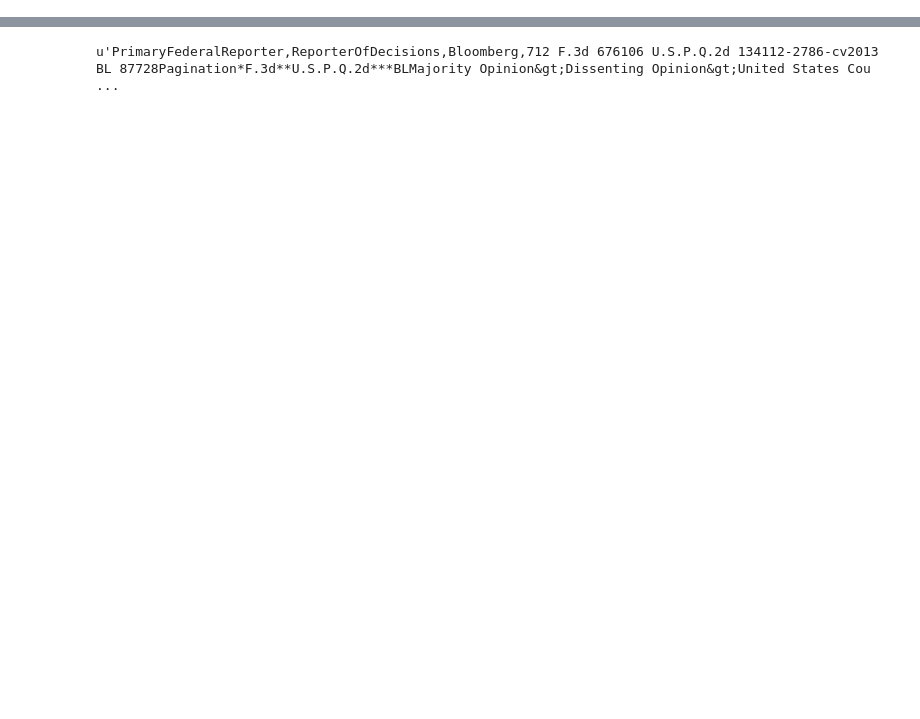
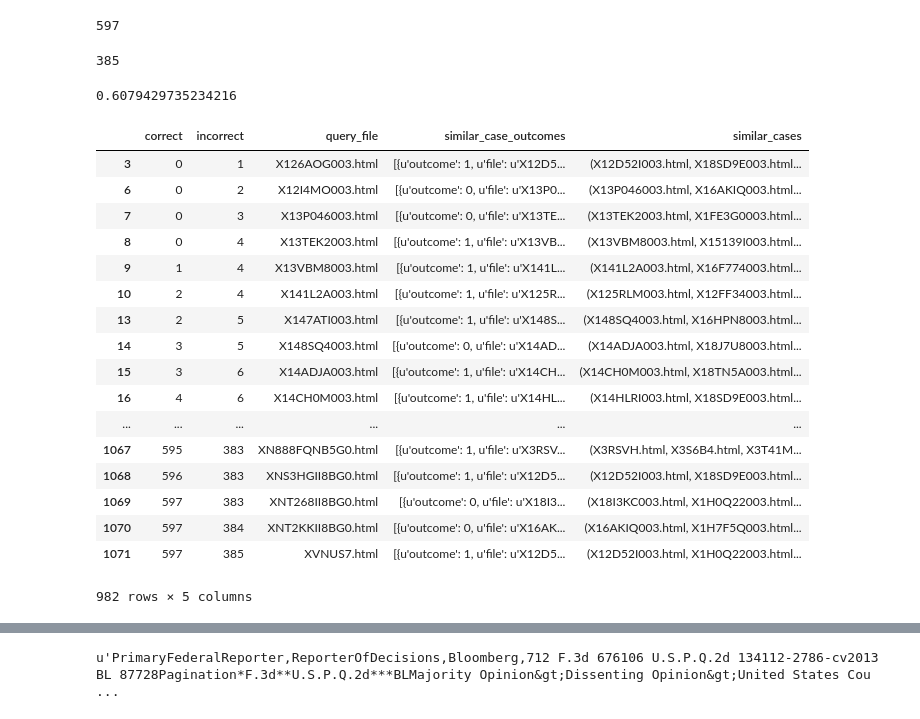
Before and after one commit to codelibra/Predicting-Supreme-Court-Outcomes-using-Text-Similarity-Detection, a Jupyter notebook: data_exploration.ipynb, the cells around one changed output, grey strips where cells are left out. Saved outputs shown, nothing was run; the diff lists cells and outputs as text; code cells hidden in the pictures; blank space fills up the shorter version.

Commit message:
Used circuit court text for initial supreme court predictions using document tf-idf and cosing similarity

```diff
--- a/data_exploration.ipynb
+++ b/data_exploration.ipynb
@@ -171,0 +124,7 @@ df1.filter_by(neighs, 'id')
+# %%
+def print_case_outcomes_for_file(file):
+    if len(joined[joined['caseid']==file[:-5]]['case_outcome_disposition'].values) > 0:
+        return joined[joined['caseid']==file[:-5]]['case_outcome_disposition'].values[0]
+    else:
+        print "File not found "+file
+        return -1
@@ -171,0 +154,29 @@ df1.filter_by(neighs, 'id')
+# %%
+def get_overall_score():
+    correct = 0
+    incorrect = 0
+    num = tf_idf.shape[0]
+    nearest_neighbour_data = {}
+    for idx in range(1,num):
+        print idx
+        neighs = neigh.kneighbors(tf_idf[idx], 10, return_distance=False)[0]
+        similar_cases = data.filter_by(neighs, 'id')['filename']
+        df,outcome = get_compare_case_outcomes(similar_cases)
+        if outcome == -1:
+            continue
+        query_file = data[data['id']==idx]['filename'] [0]
+        actual_outcome = print_case_outcomes_for_file(query_file)
+
+        if actual_outcome == outcome:
+            correct = correct + 1
+        else:
+            incorrect = incorrect + 1
+
+        nearest_neighbour_data[idx] = {'query_file': query_file,
+                                       'similar_cases': similar_cases,
+                                       'similar_case_outcomes' : df,
+                                       'correct':correct,
+                                       'incorrect':incorrect
+                                      }
+
+    return correct, incorrect, nearest_neighbour_data
@@ -171,0 +242,2 @@ df1.filter_by(neighs, 'id')
+# %%
+overall_correct, overall_incorrect, nearest_neighbour_data = get_overall_score()
@@ -171,0 +317,8 @@ df1.filter_by(neighs, 'id')
+# %%
+overall_correct
+# %% [output]
+597
+# %%
+overall_incorrect
+# %% [output]
+385
@@ -171,0 +327,27 @@ df1.filter_by(neighs, 'id')
+# %%
+accuracy
+# %% [output]
+0.6079429735234216
+# %%
+nearest_neighbour_data = pd.DataFrame(nearest_neighbour_data)
+# %%
+nearest_neighbour_data.transpose()
+# %% [output]
+|  | correct | incorrect | query_file | similar_case_outcomes | similar_cases |
+| 3 | 0 | 1 | X126AOG003.html | [{u'outcome': 1, u'file': u'X12D5... | (X12D52I003.html, X18SD9E003.html... |
+| 6 | 0 | 2 | X12I4MO003.html | [{u'outcome': 0, u'file': u'X13P0... | (X13P046003.html, X16AKIQ003.html... |
+| 7 | 0 | 3 | X13P046003.html | [{u'outcome': 0, u'file': u'X13TE... | (X13TEK2003.html, X1FE3G0003.html... |
+| 8 | 0 | 4 | X13TEK2003.html | [{u'outcome': 1, u'file': u'X13VB... | (X13VBM8003.html, X15139I003.html... |
+| 9 | 1 | 4 | X13VBM8003.html | [{u'outcome': 1, u'file': u'X141L... | (X141L2A003.html, X16F774003.html... |
+| 10 | 2 | 4 | X141L2A003.html | [{u'outcome': 1, u'file': u'X125R... | (X125RLM003.html, X12FF34003.html... |
+| 13 | 2 | 5 | X147ATI003.html | [{u'outcome': 1, u'file': u'X148S... | (X148SQ4003.html, X16HPN8003.html... |
+| 14 | 3 | 5 | X148SQ4003.html | [{u'outcome': 0, u'file': u'X14AD... | (X14ADJA003.html, X18J7U8003.html... |
+| 15 | 3 | 6 | X14ADJA003.html | [{u'outcome': 1, u'file': u'X14CH... | (X14CH0M003.html, X18TN5A003.html... |
+| 16 | 4 | 6 | X14CH0M003.html | [{u'outcome': 1, u'file': u'X14HL... | (X14HLRI003.html, X18SD9E003.html... |
+| ... | ... | ... | ... | ... | ... |
+| 1067 | 595 | 383 | XN888FQNB5G0.html | [{u'outcome': 1, u'file': u'X3RSV... | (X3RSVH.html, X3S6B4.html, X3T41M... |
+| 1068 | 596 | 383 | XNS3HGII8BG0.html | [{u'outcome': 1, u'file': u'X12D5... | (X12D52I003.html, X18SD9E003.html... |
+| 1069 | 597 | 383 | XNT268II8BG0.html | [{u'outcome': 0, u'file': u'X18I3... | (X18I3KC003.html, X1H0Q22003.html... |
+| 1070 | 597 | 384 | XNT2KKII8BG0.html | [{u'outcome': 0, u'file': u'X16AK... | (X16AKIQ003.html, X1H7F5Q003.html... |
+| 1071 | 597 | 385 | XVNUS7.html | [{u'outcome': 1, u'file': u'X12D5... | (X12D52I003.html, X1H0Q22003.html... |
+982 rows × 5 columns
```
Also changed, not shown: parts of 33 cells of this notebook.
